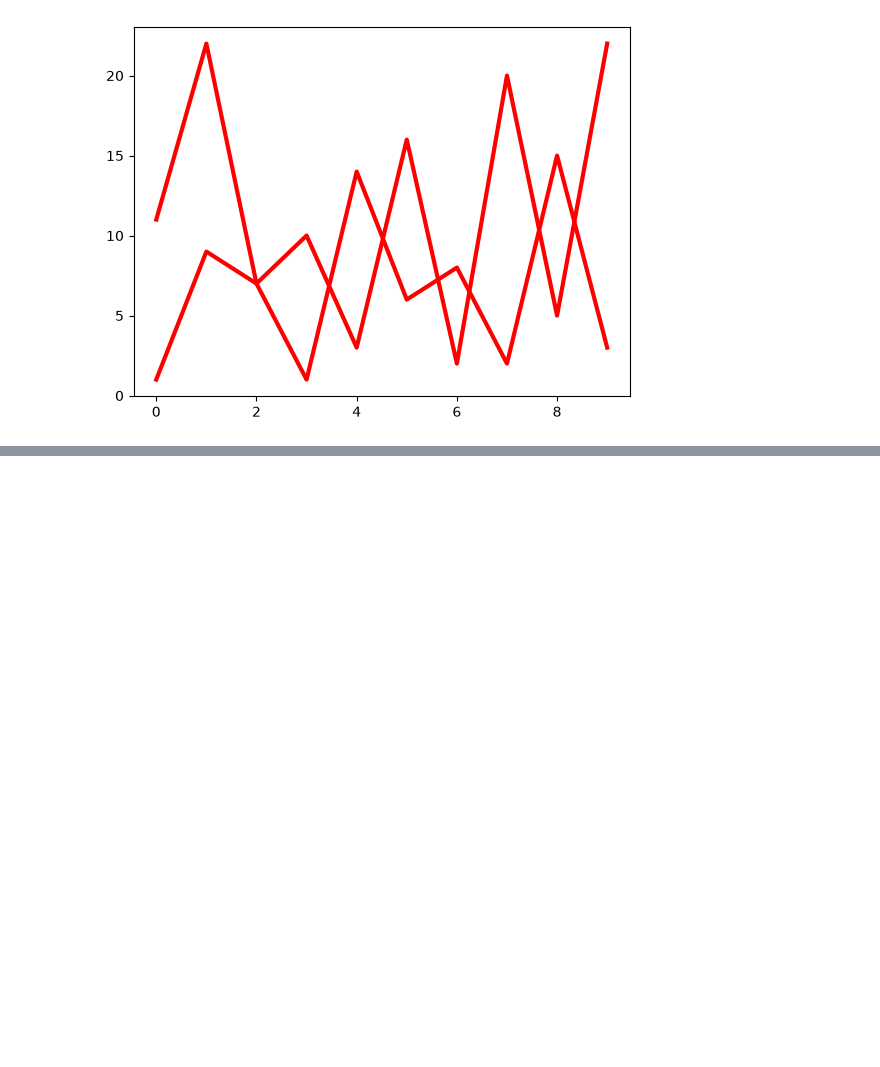
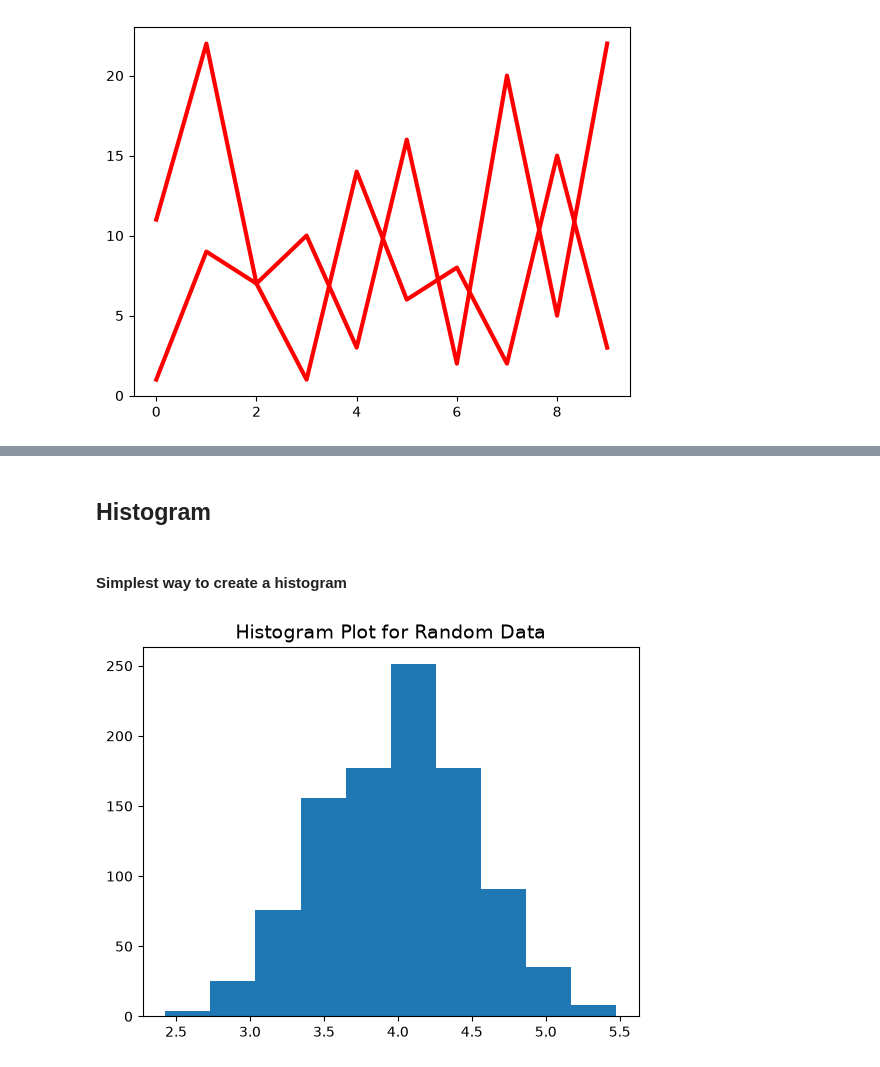
Before and after one commit to Saravanakumar-2323/Python, a Jupyter notebook: MatPlotLib.ipynb, the cells around one changed output, grey strips where cells are left out. Drawn from its saved outputs; the diff is of its cells as text; code cells hidden in the pictures; blank space fills up the shorter version.

```diff
--- a/MatPlotLib.ipynb
+++ b/MatPlotLib.ipynb
@@ -228,0 +299,12 @@ x
+# %% [markdown]
+## Histogram
+# %% [markdown]
+#### Simplest way to create a histogram
+# %%
+data = np.random.randn(1000)
+h1 = 0.50*data+4
+plt.hist(h1)
+plt.title("Histogram Plot for Random Data",fontsize = 14)
+plt.show()
+# %% [output]
+[figure, added]
```
Also changed, not shown: parts of 44 cells of this notebook.
